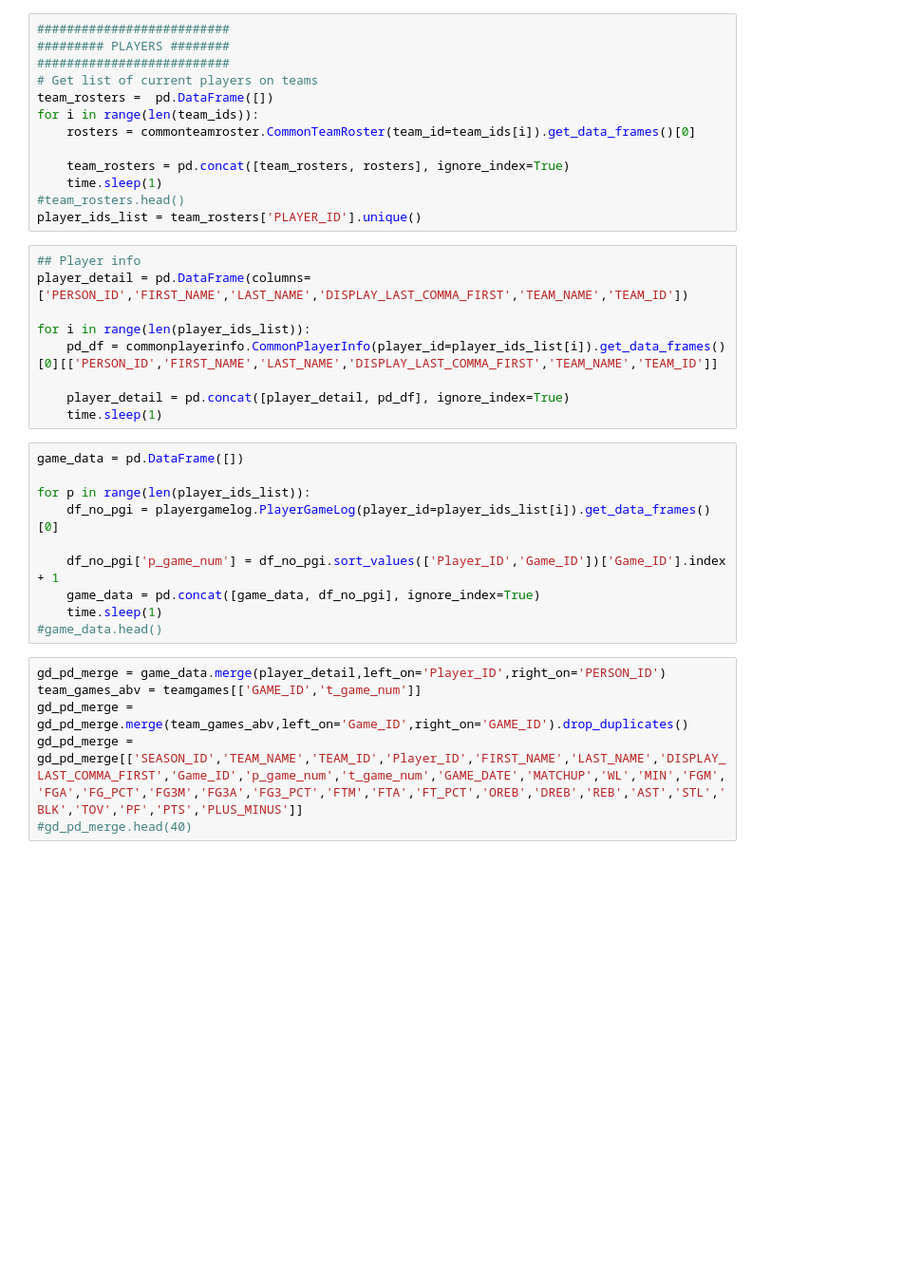
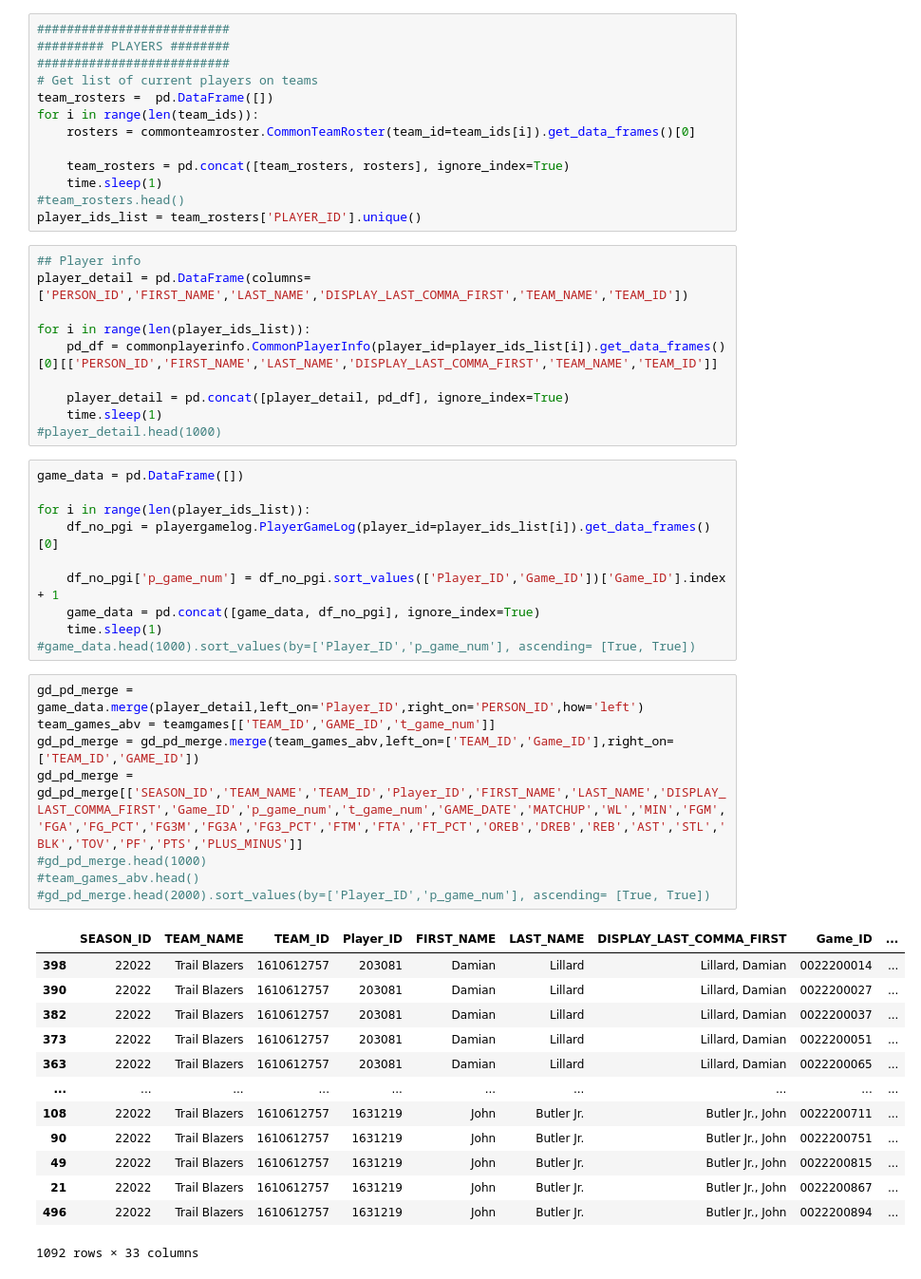
Before and after one commit to dabfisher/sports_analysis, a Jupyter notebook: Player_Stats.ipynb, the cells around one changed output. Shown at 95% size. Saved outputs shown, nothing was run; the diff lists cells and outputs as text; blank space fills up the shorter version.

Commit message:
duplicate fix

```diff
--- a/Player_Stats.ipynb
+++ b/Player_Stats.ipynb
@@ -78,20 +96,37 @@ for i in range(len(player_ids_list)):
 
     player_detail = pd.concat([player_detail, pd_df], ignore_index=True)
     time.sleep(1)
+#player_detail.head(1000)
 # %%
 game_data = pd.DataFrame([])
 
-for p in range(len(player_ids_list)):
+for i in range(len(player_ids_list)):
     df_no_pgi = playergamelog.PlayerGameLog(player_id=player_ids_list[i]).get_data_frames()[0]
 
     df_no_pgi['p_game_num'] = df_no_pgi.sort_values(['Player_ID','Game_ID'])['Game_ID'].index + 1
     game_data = pd.concat([game_data, df_no_pgi], ignore_index=True)
     time.sleep(1)
-#game_data.head()
+#game_data.head(1000).sort_values(by=['Player_ID','p_game_num'], ascending= [True, True])
 # %%
-gd_pd_merge = game_data.merge(player_detail,left_on='Player_ID',right_on='PERSON_ID')
-team_games_abv = teamgames[['GAME_ID','t_game_num']]
-gd_pd_merge = gd_pd_merge.merge(team_games_abv,left_on='Game_ID',right_on='GAME_ID').drop_duplicates()
+gd_pd_merge = game_data.merge(player_detail,left_on='Player_ID',right_on='PERSON_ID',how='left')
+team_games_abv = teamgames[['TEAM_ID','GAME_ID','t_game_num']]
+gd_pd_merge = gd_pd_merge.merge(team_games_abv,left_on=['TEAM_ID','Game_ID'],right_on=['TEAM_ID','GAME_ID'])
 gd_pd_merge = gd_pd_merge[['SEASON_ID','TEAM_NAME','TEAM_ID','Player_ID','FIRST_NAME','LAST_NAME','DISPLAY_LAST_COMMA_FIRST','Game_ID','p_game_num','t_game_num','GAME_DATE','MATCHUP','WL','MIN','FGM','FGA','FG_PCT','FG3M','FG3A','FG3_PCT','FTM','FTA','FT_PCT','OREB','DREB','REB','AST','STL','BLK','TOV','PF','PTS','PLUS_MINUS']]
-#gd_pd_merge.head(40)
+#gd_pd_merge.head(1000)
+#team_games_abv.head()
+#gd_pd_merge.head(2000).sort_values(by=['Player_ID','p_game_num'], ascending= [True, True])
+# %% [output]
+|  | SEASON_ID | TEAM_NAME | TEAM_ID | Player_ID | FIRST_NAME | LAST_NAME | DISPLAY_LAST_COMMA_FIRST | Game_ID | ... |
+| 398 | 22022 | Trail Blazers | 1610612757 | 203081 | Damian | Lillard | Lillard, Damian | 0022200014 | ... |
+| 390 | 22022 | Trail Blazers | 1610612757 | 203081 | Damian | Lillard | Lillard, Damian | 0022200027 | ... |
+| 382 | 22022 | Trail Blazers | 1610612757 | 203081 | Damian | Lillard | Lillard, Damian | 0022200037 | ... |
+| 373 | 22022 | Trail Blazers | 1610612757 | 203081 | Damian | Lillard | Lillard, Damian | 0022200051 | ... |
+| 363 | 22022 | Trail Blazers | 1610612757 | 203081 | Damian | Lillard | Lillard, Damian | 0022200065 | ... |
+| ... | ... | ... | ... | ... | ... | ... | ... | ... | ... |
+| 108 | 22022 | Trail Blazers | 1610612757 | 1631219 | John | Butler Jr. | Butler Jr., John | 0022200711 | ... |
+| 90 | 22022 | Trail Blazers | 1610612757 | 1631219 | John | Butler Jr. | Butler Jr., John | 0022200751 | ... |
+| 49 | 22022 | Trail Blazers | 1610612757 | 1631219 | John | Butler Jr. | Butler Jr., John | 0022200815 | ... |
+| 21 | 22022 | Trail Blazers | 1610612757 | 1631219 | John | Butler Jr. | Butler Jr., John | 0022200867 | ... |
+| 496 | 22022 | Trail Blazers | 1610612757 | 1631219 | John | Butler Jr. | Butler Jr., John | 0022200894 | ... |
+1092 rows × 33 columns
 # %%
```
Also changed, not shown: parts of 2 cells of this notebook.
